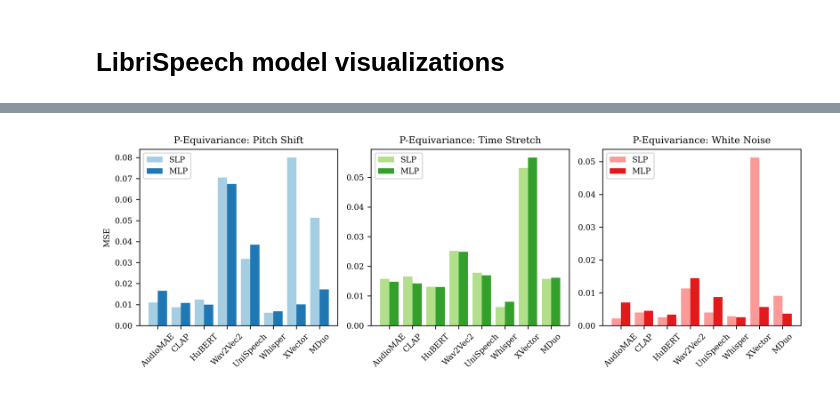
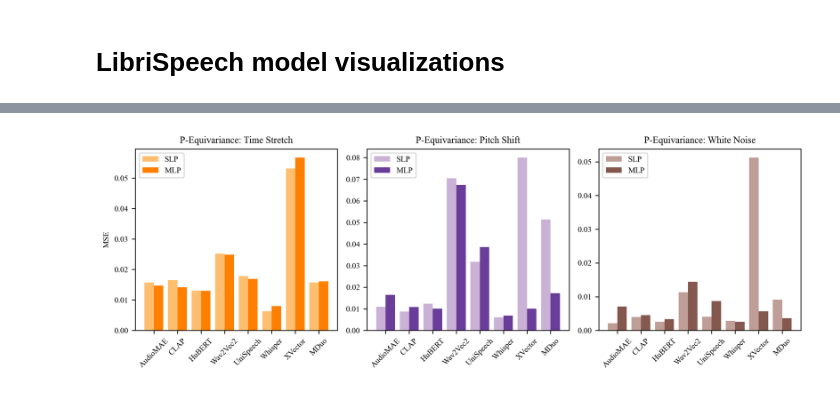
Before and after one commit to lauraibnz/synesis, a Jupyter notebook: vis/visualize_librispeech.ipynb, the cells around one changed output, grey strips where cells are left out. Saved outputs shown, nothing was run; the diff lists cells and outputs as text; code cells hidden in the pictures.

```diff
--- a/vis/visualize_librispeech.ipynb
+++ b/vis/visualize_librispeech.ipynb
@@ -180,15 +190,5 @@ ValueError: Could not interpret value `Feature` for `x`. An entry with this name
 # %%
-plt.rcParams.update(
-    {
-        "font.family": "serif",
-        "font.serif": ["Times New Roman", "Times", "DejaVu Serif"],
-        "font.size": 8,
-        "figure.dpi": 300,  # Set display DPI
-        "savefig.dpi": 300,  # Set save DPI
-    }
-)
-
-nonlinear_transforms = ["PitchShift", "TimeStretch", "AddWhiteNoise"]
+nonlinear_transforms = ["TimeStretch", "PitchShift", "AddWhiteNoise"]
 
 # Combine linear and nonlinear EQUI_PARA results with a new 'Type' column.
 df_para_combined = pd.concat(
@@ -204,6 +204,7 @@ title_map = {
 
 # Get the Paired colormap and define a mapping from transform to a color index.
 cmap = plt.get_cmap("Paired")
+bar_width = 0.4
 fig, axes = plt.subplots(1, 3, figsize=(10, 3.5))
 
 for i, transform in enumerate(nonlinear_transforms):
@@ -212,37 +213,45 @@ for i, transform in enumerate(nonlinear_transforms):
     pivot = pivot.reindex(feature_order)
 
     x = np.arange(len(pivot.index))
-    linear_color = cmap((i * 2))
-    nonlinear_color = cmap((i * 2 + 1))
+    linear_color = (
+        cmap(6 + (i * 2))
+        if (6 + (i * 2)) != 10
+        else (190 / 255.0, 158 / 255.0, 150 / 255.0, 1.0)
+    )
+    nonlinear_color = (
+        cmap(6 + (i * 2 + 1))
+        if (6 + (i * 2 + 1)) != 11
+        else (132 / 255.0, 88 / 255.0, 78 / 255.0, 1.0)
+    )
 
     axes[i].bar(
         x - bar_width / 2,
         pivot["Linear"],
         width=bar_width,
         color=linear_color,
         label="SLP",
     )
     axes[i].bar(
         x + bar_width / 2,
         pivot["Nonlinear"],
         width=bar_width,
         color=nonlinear_color,
         label="MLP",
     )
 
     axes[i].set_title(f"P-Equivariance: {title_map[transform]}")
     axes[i].set_xticks(x)
     axes[i].set_xticklabels(pivot.index, rotation=45)
     if i == 0:
         axes[i].set_ylabel("MSE")
     else:
         axes[i].set_ylabel("")
     axes[i].legend(loc="upper left")
 
 plt.tight_layout()
 plt.show()
 # %% [output]
-[figure, old version]
+[figure, new version]
 # %%
 # Create a combined INFO_DOWN dataframe with a new 'Type' column.
 df_info_nonlinear["Type"] = "MLP"
```
Also changed, not shown: parts of 5 cells of this notebook, 13 other files.
